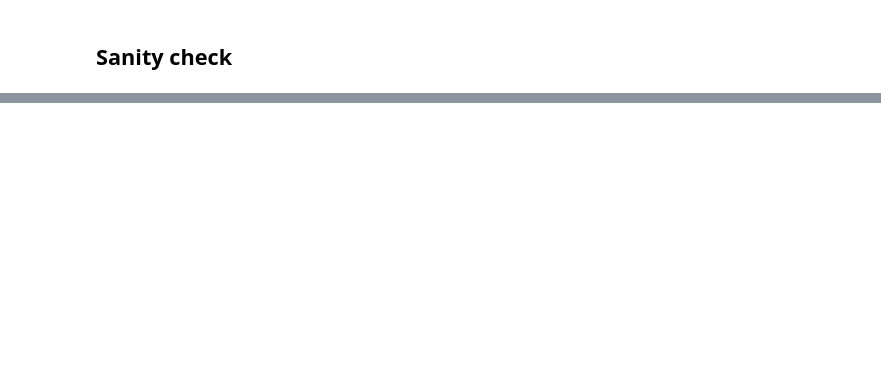
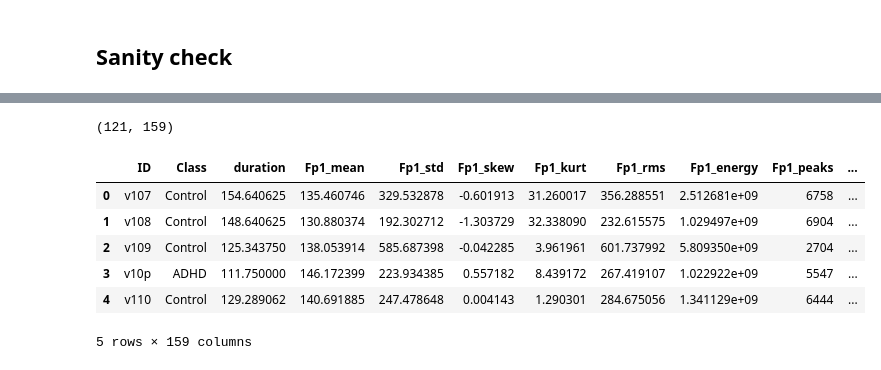
Before and after one commit to NoMoreCookies/NeuronZadanie, a Jupyter notebook: EDA.ipynb, the cells around one changed output, grey strips where cells are left out. Cells and saved outputs as stored; diff of their text form; code cells hidden in the pictures; blank space fills up the shorter version.

```diff
--- a/EDA.ipynb
+++ b/EDA.ipynb
@@ -266,0 +121,3 @@ ADHD    C3   0.505695  0.278863  0.726890  0.433754  1.000000  0.472664
+# %%
+df = EDAhelp.filtr_1(df, channels, low_var_q=0.20)
+df = EDAhelp.filtr_2(df, channels=None, high_corr=0.7, std_thresh=0.2, top_k=20)
@@ -266,0 +126,3 @@ ADHD    C3   0.505695  0.278863  0.726890  0.433754  1.000000  0.472664
+# %%
+channels = (df.iloc[:,2:]).columns
+print(channels)
@@ -266,0 +154,13 @@ ADHD    C3   0.505695  0.278863  0.726890  0.433754  1.000000  0.472664
+# %%
+features_df = EDAhelp.build_features(df, channels, fs)
+print(features_df.shape)
+display(features_df.head())
+# %% [output]
+(121, 159)
+|  | ID | Class | duration | Fp1_mean | Fp1_std | Fp1_skew | Fp1_kurt | Fp1_rms | Fp1_energy | Fp1_peaks | ... |
+| 0 | v107 | Control | 154.640625 | 135.460746 | 329.532878 | -0.601913 | 31.260017 | 356.288551 | 2.512681e+09 | 6758 | ... |
+| 1 | v108 | Control | 148.640625 | 130.880374 | 192.302712 | -1.303729 | 32.338090 | 232.615575 | 1.029497e+09 | 6904 | ... |
+| 2 | v109 | Control | 125.343750 | 138.053914 | 585.687398 | -0.042285 | 3.961961 | 601.737992 | 5.809350e+09 | 2704 | ... |
+| 3 | v10p | ADHD | 111.750000 | 146.172399 | 223.934385 | 0.557182 | 8.439172 | 267.419107 | 1.022922e+09 | 5547 | ... |
+| 4 | v110 | Control | 129.289062 | 140.691885 | 247.478648 | 0.004143 | 1.290301 | 284.675056 | 1.341129e+09 | 6444 | ... |
+5 rows × 159 columns
```
Also changed, not shown: parts of 77 cells of this notebook, 1 other file.
